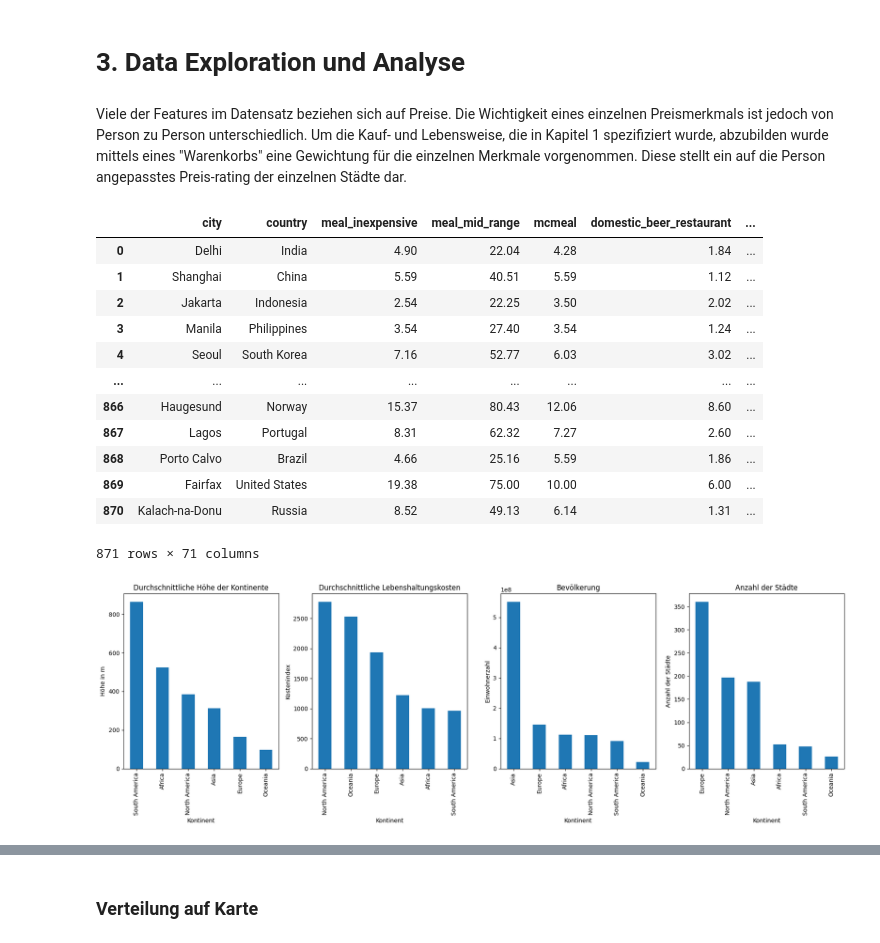
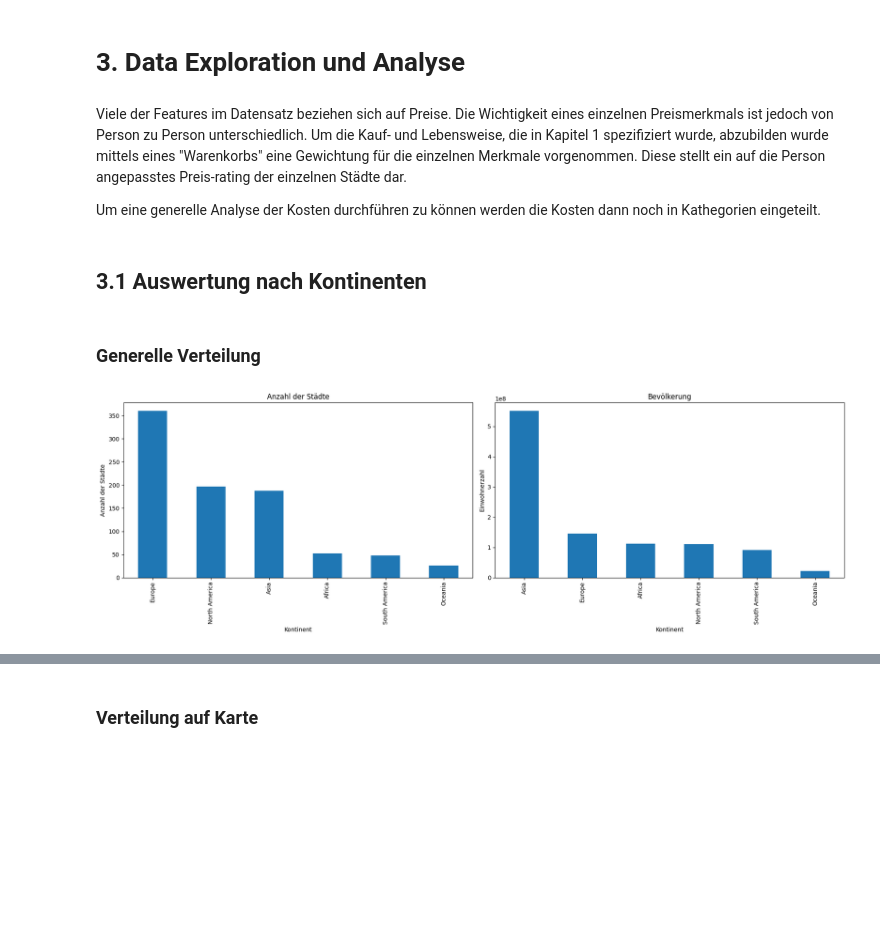
Before and after one commit to GehriJan/data-science-exam, a Jupyter notebook: data_science_exam.ipynb, the cells around one changed output, grey strips where cells are left out. Drawn from its saved outputs; the diff is of its cells as text; code cells hidden in the pictures; blank space fills up the shorter version.

Commit message:
analyze

```diff
--- a/data_science_exam.ipynb
+++ b/data_science_exam.ipynb
@@ -382,3 +382,5 @@ df["elevation"] = df.apply(
 Viele der Features im Datensatz beziehen sich auf Preise.
 Die Wichtigkeit eines einzelnen Preismerkmals ist jedoch von Person zu Person unterschiedlich.
 Um die Kauf- und Lebensweise, die in Kapitel 1 spezifiziert wurde, abzubilden wurde mittels eines "Warenkorbs" eine Gewichtung für die einzelnen Merkmale vorgenommen. Diese stellt ein auf die Person angepasstes Preis-rating der einzelnen Städte dar.
+
+Um eine generelle Analyse der Kosten durchführen zu können werden die Kosten dann noch in Kathegorien eingeteilt.
@@ -390,65 +387,47 @@ df["weighted_basket"] = df[list(basket_weights.keys())].mul(basket_weights).sum(
 # %%
-import pandas as pd
-import json
+
+# Copy des DataFrames für die Analyse
+df_analyze = df.copy()
 
 # JSON-Daten laden
 with open("data/cathegories.json", "r") as file:
     weights = json.load(file)
 
 # Funktion zur Berechnung der gewichteten Werte für jede Kategorie
-def calculate_weighted_values(df, weights):
+def calculate_weighted_values(df_analyze, weights):
     weighted_values = {}
     for category, items in weights.items():
-        weighted_values[category] = df[list(items.keys())].mul(pd.Series(items), axis=1).sum(axis=1)
+        weighted_values[category] = df_analyze[list(items.keys())].mul(pd.Series(items), axis=1).sum(axis=1)
     return weighted_values
 
 # Gewichtete Werte berechnen
-weighted_values = calculate_weighted_values(df, weights)
+weighted_values = calculate_weighted_values(df_analyze, weights)
 
 # Gewichtete Werte als neue Spalten hinzufügen
 for category, values in weighted_values.items():
-    df[f"weighted_{category}"] = values
+    df_analyze[f"weighted_{category}"] = values
 
-# DataFrame anzeigen
-df
+# Gruppierte Balkendiagramm für gewichtete Attribute nach Kontinent
+weighted_columns = [col for col in df_analyze.columns if col.startswith("weighted_") and col not in ["weighted_basket", "weighted_income_and_finance", "weighted_miscellaneous"]]
+df_analyze["weighted_basked"] = df_analyze[weighted_columns].sum(axis=1)
-# %% [output]
-|  | city | country | meal_inexpensive | meal_mid_range | mcmeal | domestic_beer_restaurant | ... |
-| 0 | Delhi | India | 4.90 | 22.04 | 4.28 | 1.84 | ... |
-| 1 | Shanghai | China | 5.59 | 40.51 | 5.59 | 1.12 | ... |
-| 2 | Jakarta | Indonesia | 2.54 | 22.25 | 3.50 | 2.02 | ... |
-| 3 | Manila | Philippines | 3.54 | 27.40 | 3.54 | 1.24 | ... |
-| 4 | Seoul | South Korea | 7.16 | 52.77 | 6.03 | 3.02 | ... |
-| ... | ... | ... | ... | ... | ... | ... | ... |
-| 866 | Haugesund | Norway | 15.37 | 80.43 | 12.06 | 8.60 | ... |
-| 867 | Lagos | Portugal | 8.31 | 62.32 | 7.27 | 2.60 | ... |
-| 868 | Porto Calvo | Brazil | 4.66 | 25.16 | 5.59 | 1.86 | ... |
-| 869 | Fairfax | United States | 19.38 | 75.00 | 10.00 | 6.00 | ... |
-| 870 | Kalach-na-Donu | Russia | 8.52 | 49.13 | 6.14 | 1.31 | ... |
-871 rows × 71 columns
+# %% [markdown]
+## 3.1 Auswertung nach Kontinenten
+# %% [markdown]
+### Generelle Verteilung
 # %%
-fig, axes = plt.subplots(1, 4, figsize=(18, 6), sharey=False)
+fig, axes = plt.subplots(1, 2, figsize=(18, 6), sharey=False)
 
-# Diagramm 1: Durchschnittliche Höhe der Kontinente
-df.groupby("continent")["elevation"].mean().sort_values(ascending=False).plot(
-    kind="bar", ax=axes[0], title="Durchschnittliche Höhe der Kontinente", ylabel="Höhe in m", xlabel="Kontinent"
+# Diagramm 1: Bevölkerung nach Kontinent
+df_analyze.groupby("continent")["population"].sum().sort_values(ascending=False).plot(
+    kind="bar", ax=axes[1], title="Bevölkerung", ylabel="Einwohnerzahl", xlabel="Kontinent"
 )
 
-# Diagramm 2: Durchschnittliche Lebenshaltungskosten nach Kontinent
-df.groupby("continent")["weighted_basket"].mean().sort_values(ascending=False).plot(
-    kind="bar", ax=axes[1], title="Durchschnittliche Lebenshaltungskosten", ylabel="Kostenindex", xlabel="Kontinent"
-)
-
-# Diagramm 3: Bevölkerung nach Kontinent
-df.groupby("continent")["population"].sum().sort_values(ascending=False).plot(
-    kind="bar", ax=axes[2], title="Bevölkerung", ylabel="Einwohnerzahl", xlabel="Kontinent"
-)
-
-# Diagramm 4: Zahl der Städte nach Kontinent
-df.groupby("continent")["city"].count().sort_values(ascending=False).plot(
-    kind="bar", ax=axes[3], title="Anzahl der Städte", ylabel="Anzahl der Städte", xlabel="Kontinent"
+# Diagramm 2: Zahl der Städte nach Kontinent
+df_analyze.groupby("continent")["city"].count().sort_values(ascending=False).plot(
+    kind="bar", ax=axes[0], title="Anzahl der Städte", ylabel="Anzahl der Städte", xlabel="Kontinent"
 )
 
 plt.tight_layout()
 plt.show()
 # %% [output]
-[figure, old version]
+[figure, new version]
```
Also changed, not shown: parts of 10 cells of this notebook.
